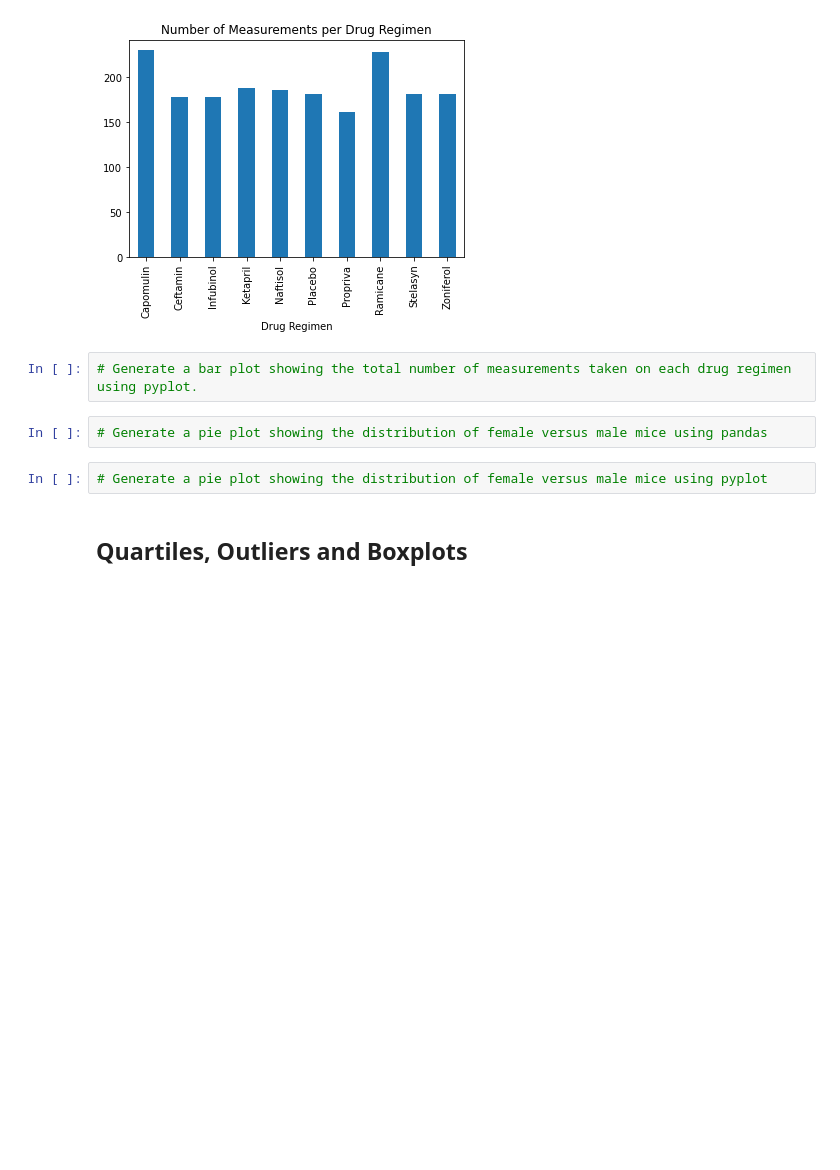
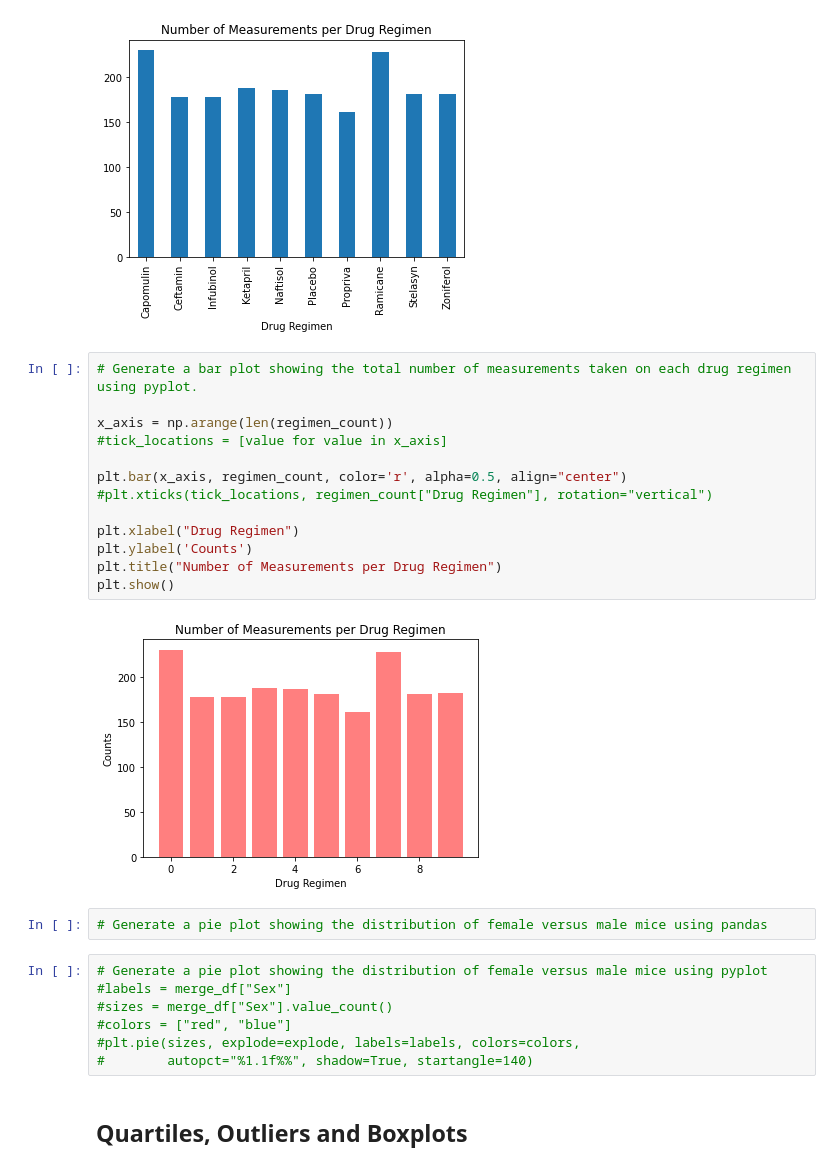
Before and after one commit to HopeNeely/matplotlib-challenge, a Jupyter notebook: pymaceuticals.ipynb, the cells around one changed output. Drawn from its saved outputs; the diff is of its cells as text; blank space fills up the shorter version.

Commit message:
Created pyplot bar plot showing measurement count per drug regimin.

```diff
--- a/pymaceuticals.ipynb
+++ b/pymaceuticals.ipynb
@@ -125,12 +125,30 @@ regimen_count = regimen_group["Timepoint"].count()
 measure_chart = regimen_count.plot(kind="bar", title="Number of Measurements per Drug Regimen")
 # %% [output]
 [figure]
-# %%
-# Generate a bar plot showing the total number of measurements taken on each drug regimen using pyplot.
+# %%
+# Generate a bar plot showing the total number of measurements taken on each drug regimen using pyplot.
+
+x_axis = np.arange(len(regimen_count))
+#tick_locations = [value for value in x_axis]
+
+plt.bar(x_axis, regimen_count, color='r', alpha=0.5, align="center")
+#plt.xticks(tick_locations, regimen_count["Drug Regimen"], rotation="vertical")
+
+plt.xlabel("Drug Regimen")
+plt.ylabel('Counts')
+plt.title("Number of Measurements per Drug Regimen")
+plt.show()
+# %% [output]
+[figure, added]
 # %%
 # Generate a pie plot showing the distribution of female versus male mice using pandas
 # %%
 # Generate a pie plot showing the distribution of female versus male mice using pyplot
+#labels = merge_df["Sex"]
+#sizes = merge_df["Sex"].value_count()
+#colors = ["red", "blue"]
+#plt.pie(sizes, explode=explode, labels=labels, colors=colors,
+#        autopct="%1.1f%%", shadow=True, startangle=140)
 # %% [markdown]
 ## Quartiles, Outliers and Boxplots
 # %%
```
Also changed, not shown: 1 other file.
